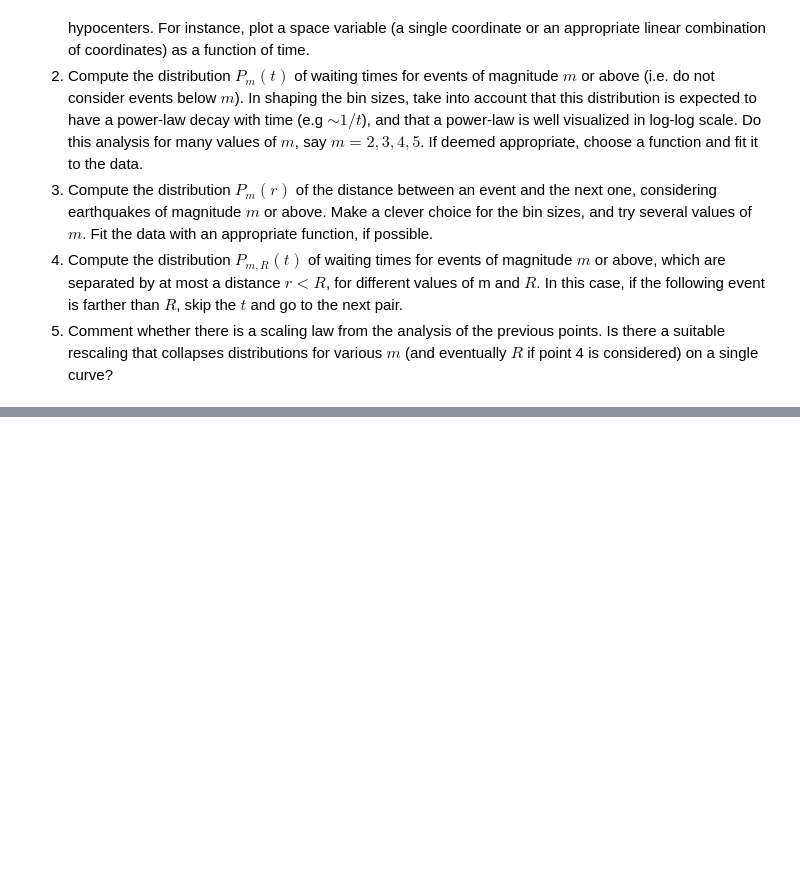
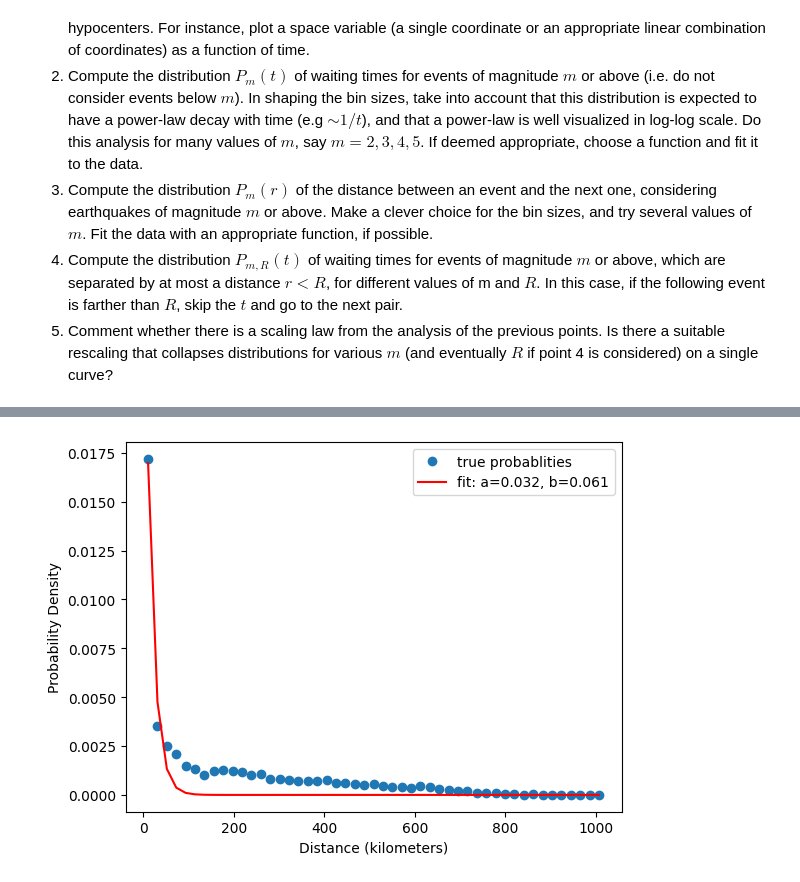
Before and after one commit to ElnazDt/Eli-python-project-earth, a Jupyter notebook: Project.ipynb, the cells around one changed output, grey strips where cells are left out. Saved outputs shown, nothing was run; the diff lists cells and outputs as text; code cells hidden in the pictures; blank space fills up the shorter version.

```diff
--- a/Project.ipynb
+++ b/Project.ipynb
@@ -110,0 +168,24 @@ plt.show()
+# %%
+from scipy.optimize import curve_fit
+
+def exponential_func(x, a, b):
+    return a * np.exp(-b * x)
+
+# Example fitting for one magnitude threshold
+m = 3
+distances = waiting_distances_by_magnitude[m]
+bins = np.linspace(0, max(distances), 50)
+hist, bin_edges = np.histogram(distances, bins=bins, density=True)
+bin_centers = (bin_edges[:-1] + bin_edges[1:]) / 2
+
+popt, pcov = curve_fit(exponential_func, bin_centers, hist, p0=(1, 0.001))
+
+# Plot the fitting result
+plt.plot(bin_centers, hist, 'o', label='true probablities')
+plt.plot(bin_centers, exponential_func(bin_centers, *popt), 'r-', label='fit: a=%5.3f, b=%5.3f' % tuple(popt))
+plt.xlabel('Distance (kilometers)')
+plt.ylabel('Probability Density')
+plt.legend()
+plt.show()
+# %% [output]
+[figure, added]
```
Also changed, not shown: parts of 9 cells of this notebook.
